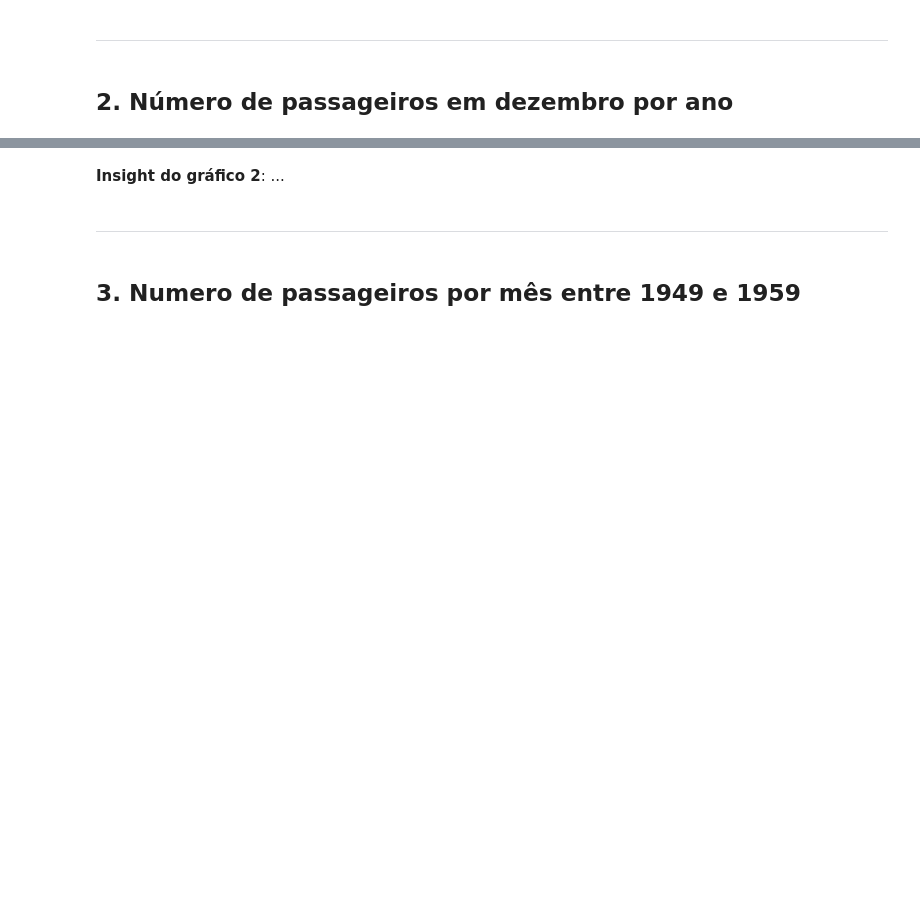
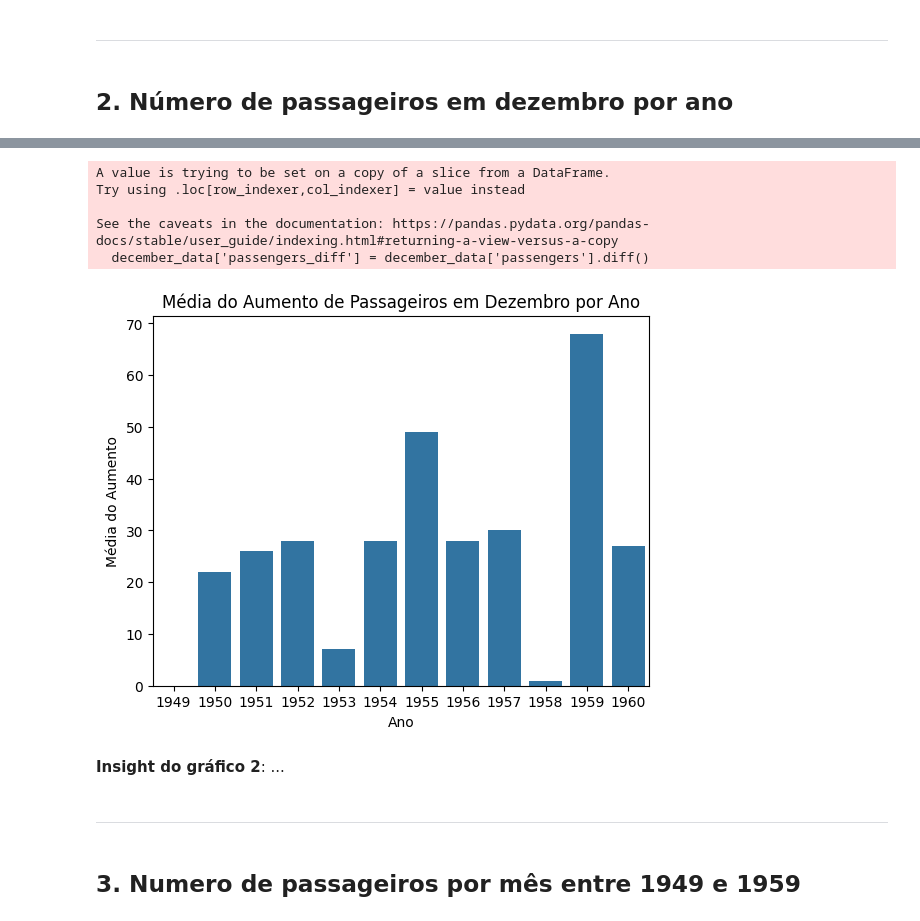
Before and after one commit to leaop/Cursos, a Jupyter notebook: EBAC/atividade14.ipynb, the cells around one changed output, grey strips where cells are left out. Drawn from its saved outputs; the diff is of its cells as text; code cells hidden in the pictures; blank space fills up the shorter version.

```diff
--- a/EBAC/atividade14.ipynb
+++ b/EBAC/atividade14.ipynb
@@ -58,3 +96,31 @@ flights = ...
+# %%
+import seaborn as sns
+import matplotlib.pyplot as plt
+
+flights = sns.load_dataset('flights')
+
+# Filtrando dados para dezembro
+december_data = flights[flights['month'] == 'Dec']
+
+# Calculando a diferença entre os passageiros de um ano para o próximo
+december_data['passengers_diff'] = december_data['passengers'].diff()
+
+# Calculando a média do aumento por ano
+average_increase = december_data.groupby('year')['passengers_diff'].mean()
+
+# Gráfico de barras para visualizar a média do aumento por ano
+sns.barplot(x=average_increase.index, y=average_increase)
+plt.title('Média do Aumento de Passageiros em Dezembro por Ano')
+plt.xlabel('Ano')
+plt.ylabel('Média do Aumento')
+plt.show()
+# %% [output]
+A value is trying to be set on a copy of a slice from a DataFrame.
+Try using .loc[row_indexer,col_indexer] = value instead
+
+See the caveats in the documentation: https://pandas.pydata.org/pandas-docs/stable/user_guide/indexing.html#returning-a-view-versus-a-copy
+  december_data['passengers_diff'] = december_data['passengers'].diff()
+[figure, added]
 # %% [markdown]
 **Insight do gráfico 2**: ...
 # %% [markdown]
```
Also changed, not shown: parts of 11 cells of this notebook.
